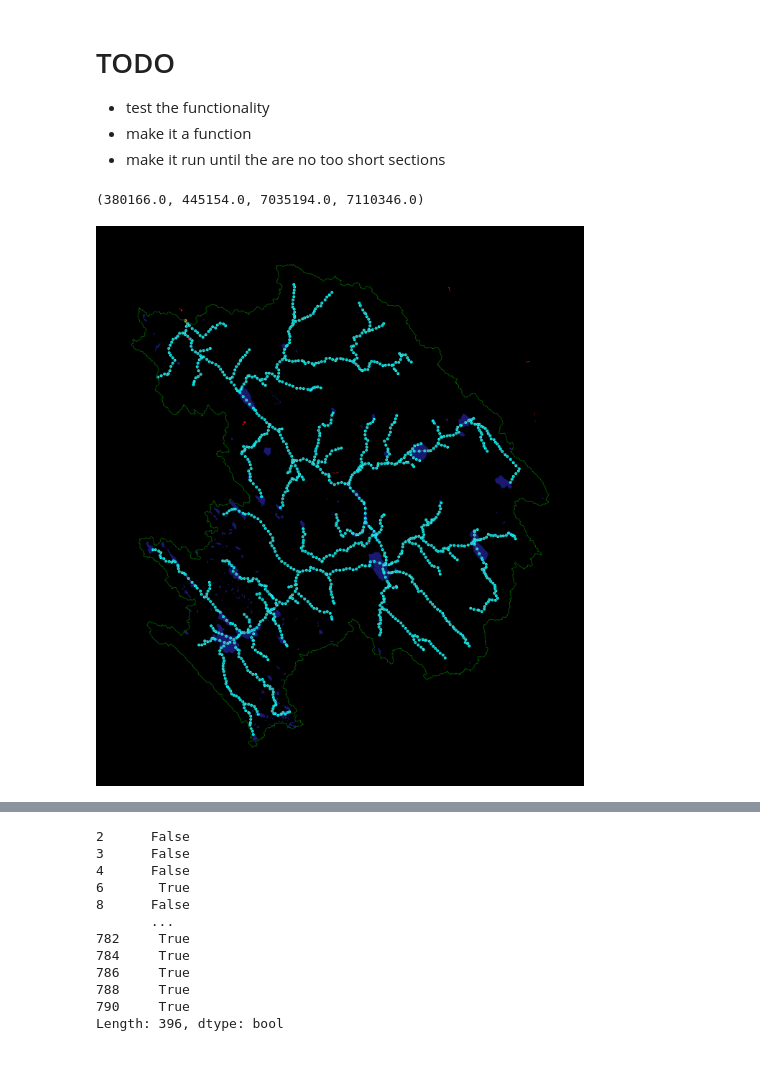
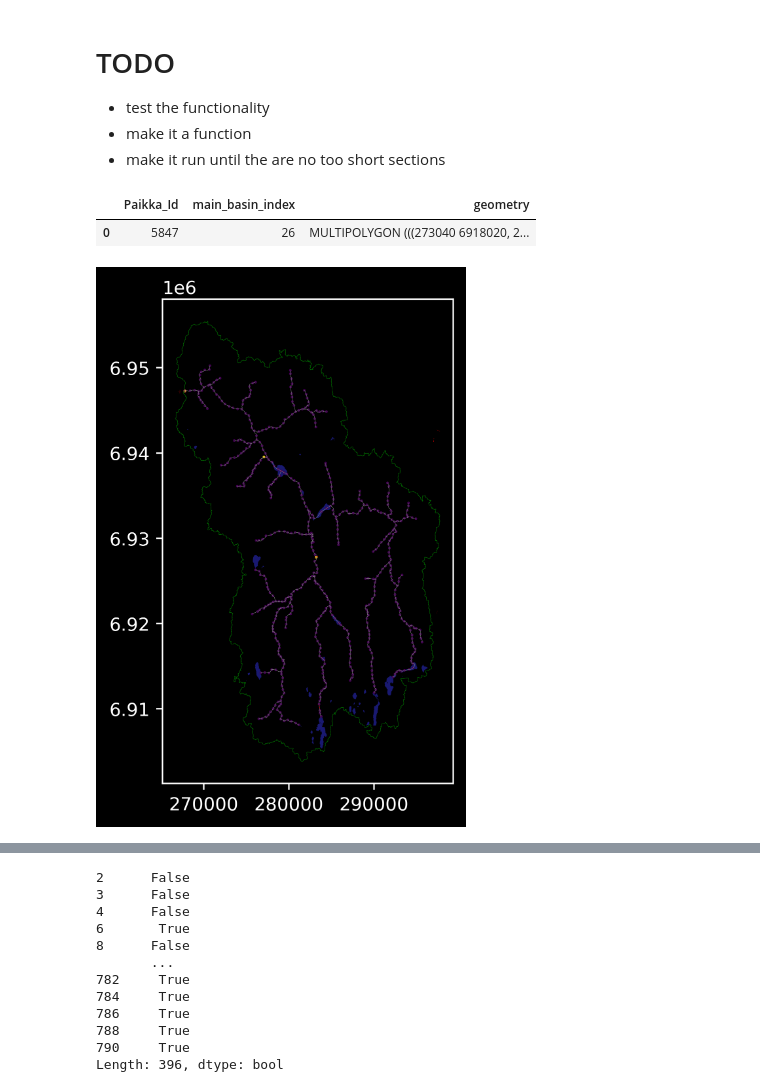
Before and after one commit to iiroseppa/CAMELS-FI, a Jupyter notebook: network_analysis/stream_processing_v2.ipynb, the cells around one changed output, grey strips where cells are left out. Drawn from its saved outputs; the diff is of its cells as text; code cells hidden in the pictures; blank space fills up the shorter version.

Commit message:
modified node-based network simplification, should be mostly functional now

```diff
--- a/network_analysis/stream_processing_v2.ipynb
+++ b/network_analysis/stream_processing_v2.ipynb
@@ -190,7 +190,7 @@ def subdivide_lines(lines, max_seg_length):
     subdivided_branches = subdivided_branches.reset_index(drop=True)
     return subdivided_branches
 # %%
-test_selection = 61
+test_selection = 141
 
 tolerance = 0.1
 
@@ -233,7 +233,7 @@ for i, watershed in pbar:
     # Buffering the lakes a bit to remove edge effects (removes some very short vertices)
 
     lakes.loc[:, 'geometry'] = lakes['geometry'].buffer(20)
-    lakes = geopd.overlay(lakes, watershed, how='intersection')
+    lakes = geopd.overlay(lakes, watershed, how='intersection', keep_geom_type=True)
 
     dams = geopd.read_file(dams_path, layer="pato", bbox=(minx, miny, maxx, maxy))
     # Z-coordinate is not needed and may cause weird interactions
@@ -322,7 +322,7 @@ for i, watershed in pbar:
     nodes.loc[:, 'pour'] = nodes.id == pour_idx
     # Setting pour to self loop
 
-    nodes['dam'] = nodes['geometry'].intersects(network_dam_is_points.buffer(1).union_all())
+    nodes['dam'] = nodes['geometry'].intersects(network_dam_is_points.buffer(tolerance).union_all())
 
     # pd.options.mode.chained_assignment = 'warn'  # default='warn'
 
@@ -337,10 +337,7 @@ for i, watershed in pbar:
     # counting the in-connectedness to differentiate intersections from other types
     nodes = in_connectedness(nodes)
 
-
-
-
-    #nodes = merge_short_segments(nodes, max_seg_length)
+    nodes = merge_short_segments(nodes, max_seg_length)
 
     # Checking that the node topology is intact
     result = check_node_network_topology(nodes)
@@ -465,22 +358,25 @@ Simplifying algorithm should:
+# %%
+watershed
+# %% [output]
+|  | Paikka_Id | main_basin_index | geometry |
+| 0 | 5847 | 26 | MULTIPOLYGON (((273040 6918020, 2... |
 # %%
 ax = watershed.boundary.plot(color='darkgreen', linewidth=0.2)
 ax = lakes.plot(ax=ax, color='midnightblue')
 #ax = boundary.plot(ax=ax, color='white', linewidth=0.1)
 #ax = network.plot("tyyppi", cmap="cool", ax=ax, linewidth=0.2)
 ax = network.plot(color='grey', ax=ax, linewidth=0.2)
 #ax = test.plot(ax=ax, markersize=0.2, color='aqua')
 #ax = orig_nodes.plot(ax=ax, markersize=0.2, color='aqua')
-ax = nodes.plot(ax=ax, markersize=0.2, color='aqua')
-#ax = problems.plot(ax=ax, markersize=0.2, color='red')
+ax = nodes.plot('dam', ax=ax, markersize=0.2, cmap="viridis")
 #ax = too_short.plot(ax=ax, markersize=0.2, color='lime')
 #ax= orig_pour.plot(color='coral', ax=ax, markersize=0.3)
 ax = pour.plot(color='coral', ax=ax, markersize=0.3)
 #ax = suspects.plot(color='pink', ax=ax, markersize=0.6)
 ax = dams.plot(ax=ax, color='red', linewidth=2)
 #ax.set_xlim([network.total_bounds[0] -1000, network.total_bounds[2]-20000])
 #ax.set_ylim([dams.total_bounds[1], dams.total_bounds[3]-23000])
-plt.axis('off')
+#plt.axis('off')
 # %% [output]
-(380166.0, 445154.0, 7035194.0, 7110346.0)
-[figure, old version]
+[figure, new version]
 # %%
```
Also changed, not shown: parts of 4 cells of this notebook, 1 other file.
